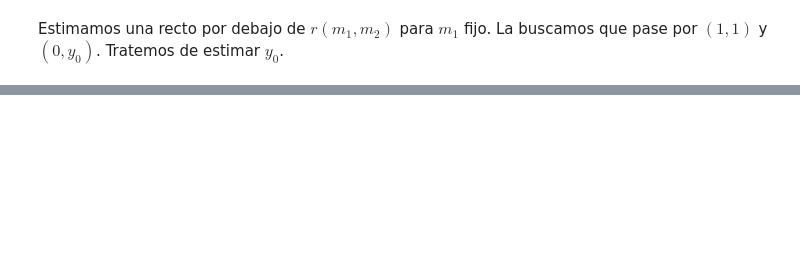
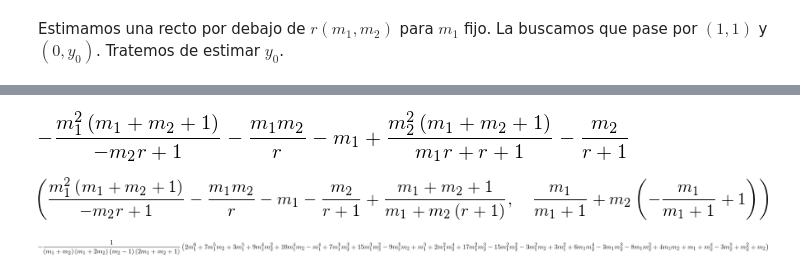
Before and after one commit to fdmazzone/ArchivosProyecto, a Jupyter notebook: MEcanica Celeste/concavidad.ipynb, the cells around one changed output, grey strips where cells are left out. Drawn from its saved outputs; the diff is of its cells as text; code cells hidden in the pictures; blank space fills up the shorter version.

```diff
--- a/MEcanica Celeste/concavidad.ipynb
+++ b/MEcanica Celeste/concavidad.ipynb
@@ -399,3 +206,23 @@ plt.show()
 <img src="https://raw.githubusercontent.com/fdmazzone/ArchivosProyecto/master/MEcanica%20Celeste/r_corte_m1.png" width="50%" height="50%"/>
 
 Se parece a $m_1\mapsto m_1/(m_1+1)$.
+# %%
+Exp
+# %% [output]
+[figure, added]
+# %%
+m=symbols('m0:%s' %3, positive=True) #masas
+var('r')#r
+m=[1,m[1],m[2]]#
+ord_or=m[1]/(m[1]+1)
+Rem=(1-ord_or)*m[2]+ord_or
+Q=m[0]**2/(-q[0])+m[1]**2/q[1]
+Exp3=Q-U
+Exp3, Rem
+# %% [output]
+[figure, added]
+# %%
+Expr3=m[1]**2*(m[1] + m[2] + 1)/(-m[2]*Rem + 1) - m[1]*m[2]/Rem - m[1] - m[2]/(Rem + 1) + (m[1] + m[2] + 1)/(m[1] + m[2]*(2))
+Expr3.factor()
+# %% [output]
+[figure, added]
```
Also changed, not shown: parts of 46 cells of this notebook.
